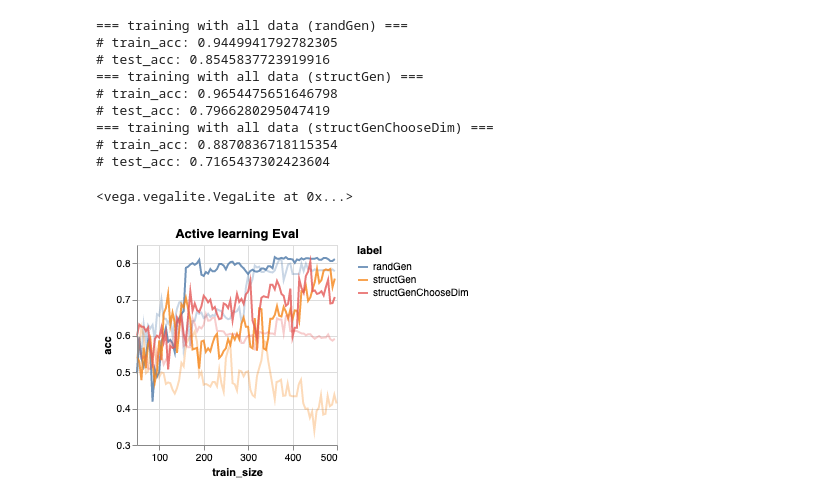
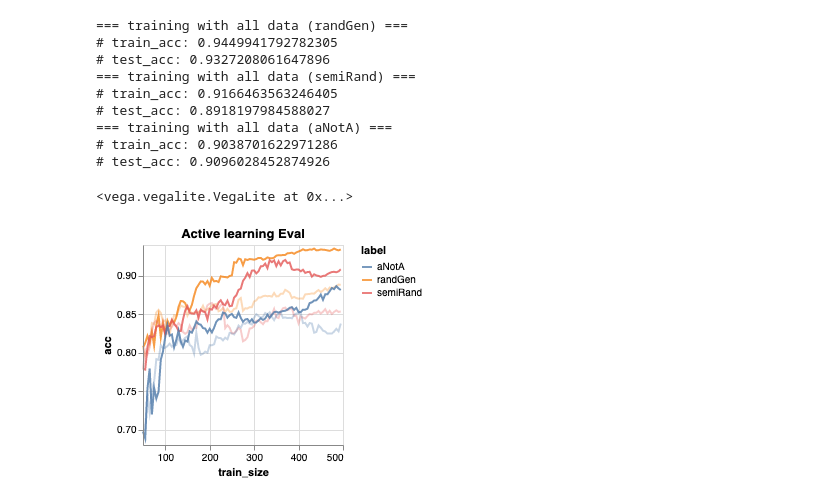
Before and after one commit to haldenl/codar, a Jupyter notebook: learn/learn.ipynb, the cells around one changed output. Saved outputs shown, nothing was run; the diff lists cells and outputs as text; code cells hidden in the pictures.

Commit message:
update active learn function

```diff
--- a/learn/learn.ipynb
+++ b/learn/learn.ipynb
@@ -18,6 +18,8 @@ import seaborn as sns; sns.set()
 import matplotlib.pyplot as plt
 
 from vega import VegaLite
+
+from pykliep import DensityRatioEstimator
 
 colors = ["r", "g", "b", "orange"]
 
@@ -174,8 +176,8 @@ def load_pairs_from_file(fname, pair_limit):
 
 def eval_active_learn(datafile, test_datafile, maximum_pairs_used=5000, label=""):
     """train and evalute the learning result """
-    data = load_pairs_from_file(datafile, maximum_pairs_used)
-    test_data = load_pairs_from_file(test_datafile, pair_limit=99999999)
+    data = load_pairs_from_file(datafile, maximum_pairs_used) #+ load_pairs_from_file("structured_labeled_pairs_large.json", pair_limit=5000)
+    test_data = load_pairs_from_file(test_datafile, pair_limit=5000)# + load_pairs_from_file("test-splits/chunk_3.json", pair_limit=5000)
 
     all_features = list(set([k for p in data for k in p[0].keys()]))
     all_features = list(set([k for p in data + test_data for k in p[0].keys()]))
@@ -186,7 +188,14 @@ def eval_active_learn(datafile, test_datafile, maximum_pairs_used=5000, label=""
 
     X_train = np.array([[(p[0][feature_name] if feature_name in p[0] else 0)
                          for feature_name in all_features] for p in data])
-    y_train = np.array([p[1] for p in data])
+
+    y_train_raw = [p[1] for p in data]
+
+#     kliep = DensityRatioEstimator()
+#     kliep.fit(X_train, X_test) # keyword arguments are X_train and X_test
+#     weights = kliep.predict(X_train)
+
+    y_train = np.array(y_train_raw)
 
     print("=== training with all data ({}) ===".format(label))
     model = LinearSVC(fit_intercept=0, max_iter=5000)
@@ -207,44 +216,46 @@ def eval_active_learn(datafile, test_datafile, maximum_pairs_used=5000, label=""
                     "acc": y,
                     "label": label,
                     "active": False} for x, y in rand_dev_acc]
 
     return act_dev_acc + rand_dev_acc
 
 np.random.seed(9984)
 
 plot_data = []
 
-#test_datafile = "struct_labeled_pairs_no_min.json"#
-#test_datafile = "test-splits/chunk_4.json"
-test_datafile = "test_pairs.json"
-
+#test_datafile = "structured_labeled_pairs_no_min.json"#
+test_datafile = "test-splits/chunk_3.json"
+#test_datafile = "test_pairs_top2.json"
 
 plot_data += eval_active_learn("test-splits/chunk_2.json", test_datafile, label="randGen")
 #plot_data += eval_active_learn("struct_labeled_pairs_no_min.json", test_datafile, label="noMin")
-plot_data += eval_active_learn("struct_labeled_pairs.json", test_datafile, label="structGen")
-plot_data += eval_active_learn("structured_choose_dim_labeled_pairs.json", test_datafile, label="structGenChooseDim")
+#plot_data += eval_active_learn("structured_labeled_pairs_large.json", test_datafile, label="structGen")
+#plot_data += eval_active_learn("structured_choose_dim_labeled_pairs.json", test_datafile, label="structGenSmall")
+
+plot_data += eval_active_learn("semi-random.json", test_datafile, label="semiRand")
+plot_data += eval_active_learn("a-not-a-large.json", test_datafile, label="aNotA")
 
 VegaLite({
   "$schema": "https://vega.github.io/schema/vega-lite/v4.json",
   "title": { "text": "Active learning Eval" },
   "data": { "values": plot_data },
   "mark": "line",
   "encoding": {
     "x": {"field": "train_size", "type": "quantitative"},
     "y": {"field": "acc", "type": "quantitative", "scale": {"zero": False}},
     "color": {"field": "label", "type": "nominal"},
     "strokeOpacity": {"field": "active", "type": "nominal"}
   }
 })
 # %% [output]
 === training with all data (randGen) ===
 # train_acc: 0.9449941792782305
-# test_acc: 0.8545837723919916
-=== training with all data (structGen) ===
-# train_acc: 0.9654475651646798
-# test_acc: 0.7966280295047419
-=== training with all data (structGenChooseDim) ===
-# train_acc: 0.8870836718115354
-# test_acc: 0.7165437302423604
+# test_acc: 0.9327208061647896
+=== training with all data (semiRand) ===
+# train_acc: 0.9166463563246405
+# test_acc: 0.8918197984588027
+=== training with all data (aNotA) ===
+# train_acc: 0.9038701622971286
+# test_acc: 0.9096028452874926
 <vega.vegalite.VegaLite at 0x...>
-[figure, old version]
+[figure, new version]
```
Also changed, not shown: 1 other file.
